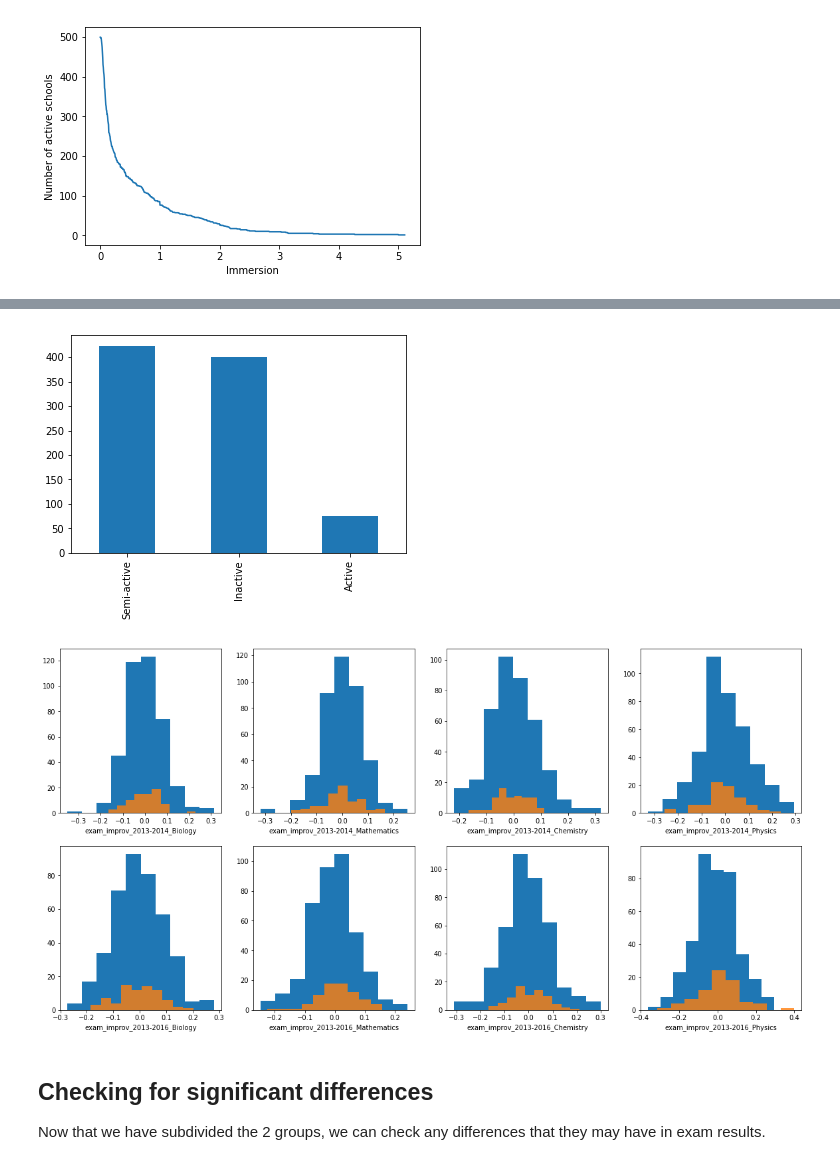
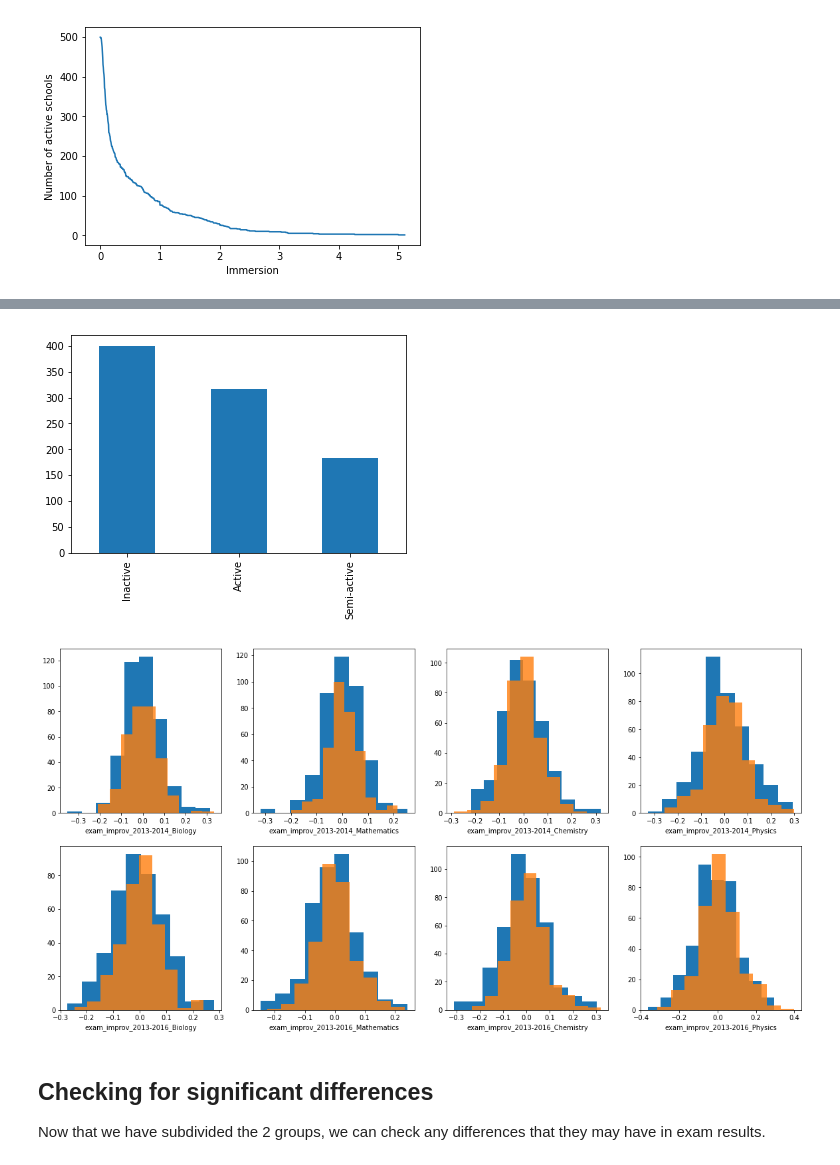
Before and after one commit to KeepFloyding/IP-research, a Jupyter notebook: Stats_Analysis/report/Final Report.ipynb, the cells around one changed output, grey strips where cells are left out. Saved outputs shown, nothing was run; the diff lists cells and outputs as text; code cells hidden in the pictures.

```diff
--- a/Stats_Analysis/report/Final Report.ipynb
+++ b/Stats_Analysis/report/Final Report.ipynb
@@ -188,23 +193,23 @@ Text(0,0.5,'Number of active schools')
 # %%
 # ------------------------------------------------------
 # Binning and displaying the distribution
 # ------------------------------------------------------
 
-bins = [-0.1, 0, 1,10000]
+bins = [-0.1, 0, 0.1,10000]
 group_names = ['Inactive','Semi-active','Active']
 
 df['categories'] = stat.bin_groups(df,'std_ratio',bins,group_names)
 
 # Plot a histogram
 df['categories'].value_counts().plot(kind='bar')
 plt.savefig('distribution.png', format='png', dpi=300)
 # %% [output]
-[figure, old version]
+[figure, new version]
 # %%
 # Checking for distribution of exam imrovement
 stat.plotHistograms(df, df.filter(regex='exam_improv').columns,2,4)
 # %% [output]
-[figure, old version]
+[figure, new version]
 # %% [markdown]
 ## Checking for significant differences
 
```
Also changed, not shown: parts of 6 cells of this notebook, 1 other file.
